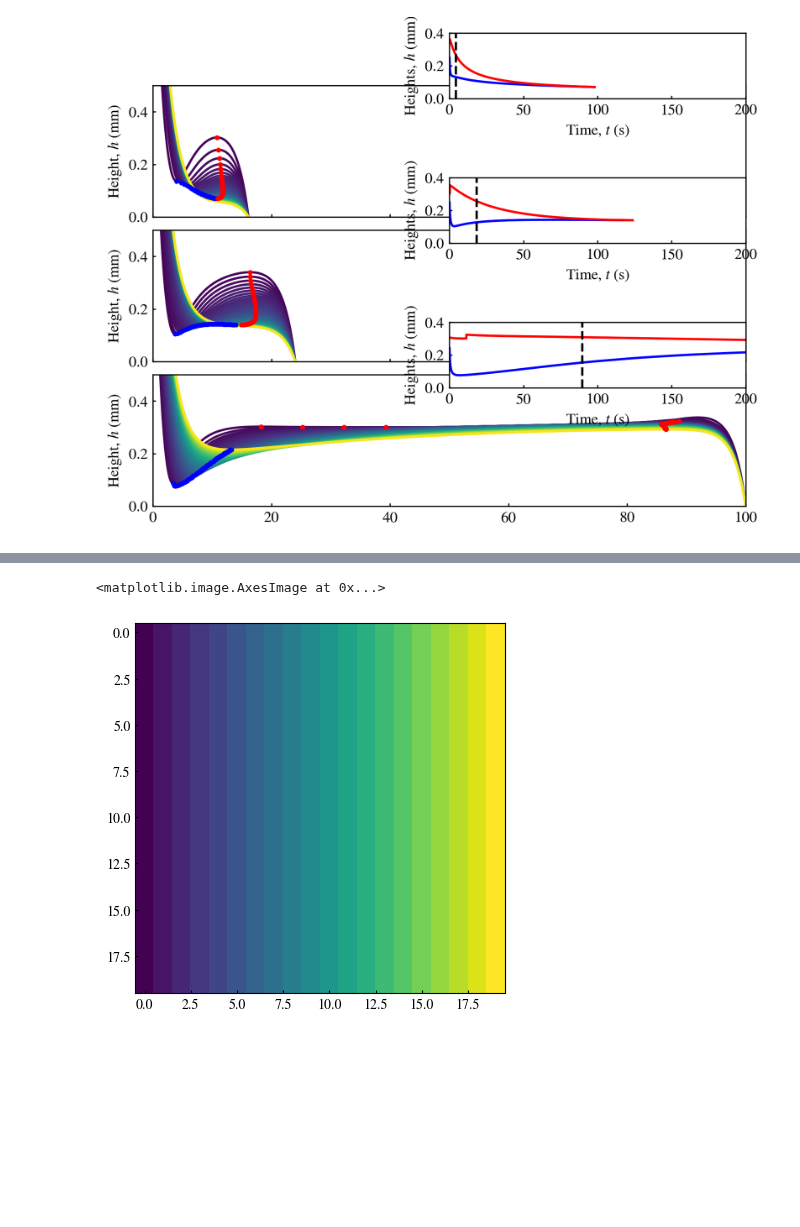
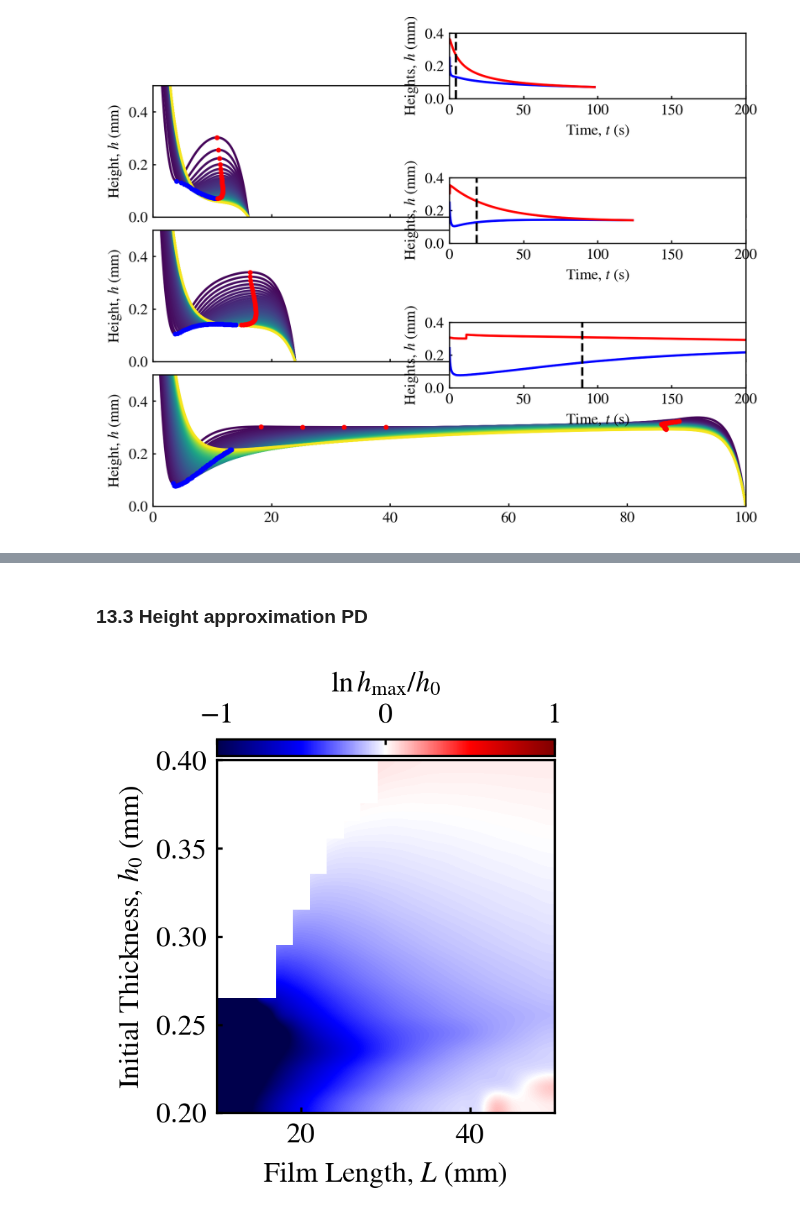
Before and after one commit to ZLoverty/WPM, a Jupyter notebook: Code/Response_to_reviewers.ipynb, the cells around one changed output, grey strips where cells are left out. Cells and saved outputs as stored; diff of their text form; code cells hidden in the pictures; blank space fills up the shorter version.

```diff
--- a/Code/Response_to_reviewers.ipynb
+++ b/Code/Response_to_reviewers.ipynb
@@ -1293,5 +1310,19 @@ Text(0, 0.5, 'Initial Thickness, $h_0$ (mm)')
-# %%
-plt.imshow(pressure.L.values.reshape(20, 20))
-# %% [output]
-<matplotlib.image.AxesImage at 0x...>
-[figure, removed]
+# %% [markdown]
+### 13.3 Height approximation PD
+# %%
+fig, ax = plt.subplots(figsize=(2.5, 2.8), dpi=300)
+vmin, vmax = -1, 1
+len_h0 = len(pressure.h0.unique())
+len_L = len(pressure.L.unique())
+ax.imshow(np.log(pressure.hmax / pressure.h0).values.reshape(len_h0, len_L),
+           extent=[pressure.L.min(), pressure.L.max(), pressure.h0.min(), pressure.h0.max()],
+           origin='lower', aspect='auto', cmap="seismic", vmin=vmin, vmax=vmax, interpolation="spline16")
+norm = plt.Normalize(vmin=vmin, vmax=vmax)
+sm = plt.cm.ScalarMappable(cmap="seismic", norm=norm)
+plt.colorbar(sm, ax=ax, label='$\ln h_\mathrm{max}/h_0$', orientation='horizontal', pad=0.01, location='top')
+ax.set_xlabel('Film Length, $L$ (mm)')
+ax.set_ylabel('Initial Thickness, $h_0$ (mm)')
+plt.tight_layout()
+fig.savefig("hmax_h0.svg")
+# %% [output]
+[figure, added]
```
Also changed, not shown: parts of 17 cells of this notebook, 2 other files.
